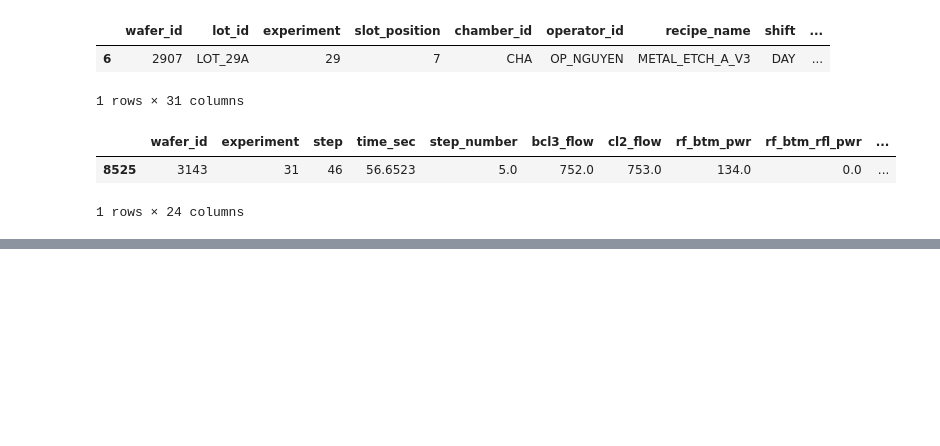
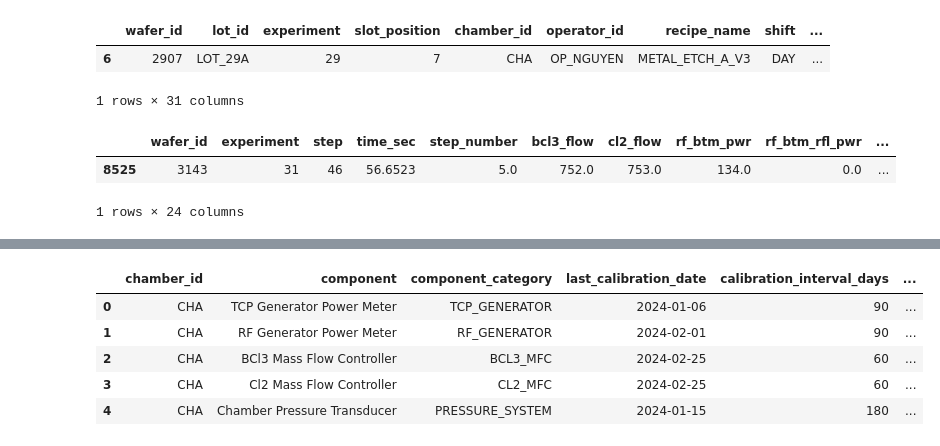
Before and after one commit to niva-scotia/manufacturing-agents, a Jupyter notebook: manual_testing.ipynb, the cells around one changed output, grey strips where cells are left out. Cells and saved outputs as stored; diff of their text form; code cells hidden in the pictures; blank space fills up the shorter version.

```diff
--- a/manual_testing.ipynb
+++ b/manual_testing.ipynb
@@ -291,0 +322,10 @@ train_machine[(train_machine['wafer_id'] == 3143) & (train_machine['tcp_top_pwr'
+# %%
+cmms_calibration = pd.read_csv('data/cmms_calibration.csv')
+cmms_calibration.head()
+# %% [output]
+|  | chamber_id | component | component_category | last_calibration_date | calibration_interval_days | ... |
+| 0 | CHA | TCP Generator Power Meter | TCP_GENERATOR | 2024-01-06 | 90 | ... |
+| 1 | CHA | RF Generator Power Meter | RF_GENERATOR | 2024-02-01 | 90 | ... |
+| 2 | CHA | BCl3 Mass Flow Controller | BCL3_MFC | 2024-02-25 | 60 | ... |
+| 3 | CHA | Cl2 Mass Flow Controller | CL2_MFC | 2024-02-25 | 60 | ... |
+| 4 | CHA | Chamber Pressure Transducer | PRESSURE_SYSTEM | 2024-01-15 | 180 | ... |
```
Also changed, not shown: parts of 3 cells of this notebook.
